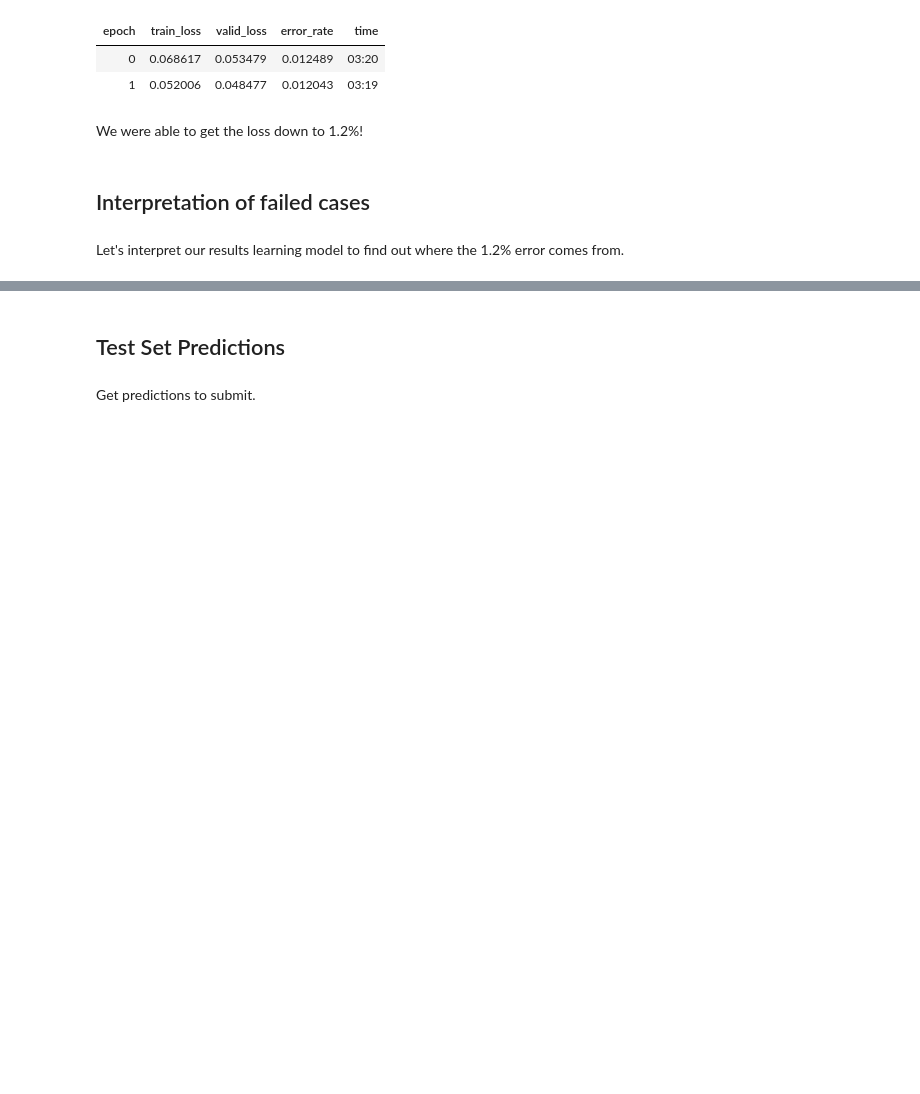
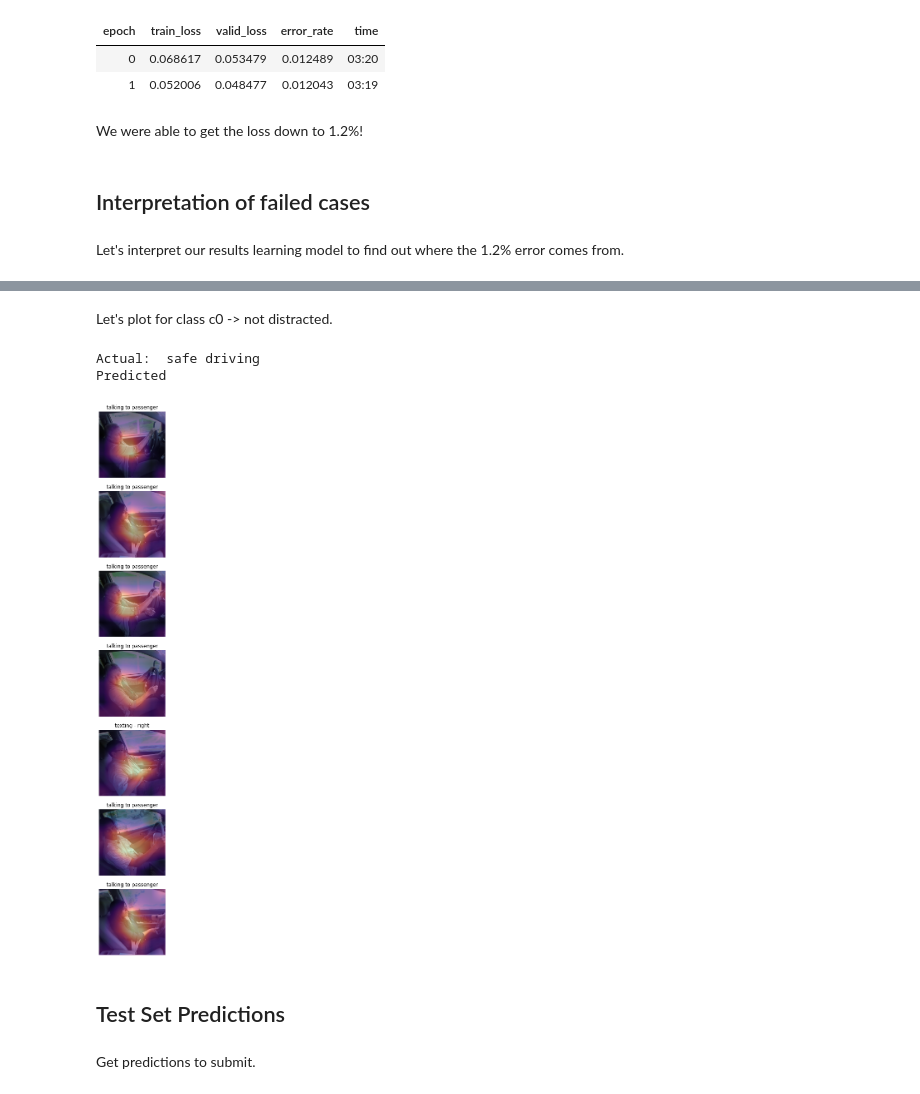
Before and after one commit to vitsalis/kaggle, a Jupyter notebook: distracted-driver/distracted-driver.ipynb, the cells around one changed output, grey strips where cells are left out. Drawn from its saved outputs; the diff is of its cells as text; code cells hidden in the pictures; blank space fills up the shorter version.

```diff
--- a/distracted-driver/distracted-driver.ipynb
+++ b/distracted-driver/distracted-driver.ipynb
@@ -131,3 +235,12 @@ interp.plot_confusion_matrix(figsize=(12,12), dpi=60)
+# %% [markdown]
+Let's plot for class c0 -> not distracted.
+# %%
+print ("Actual: ", desc_arr[0])
+plot_for_cat(0, errs[0])
+# %% [output]
+Actual:  safe driving
+Predicted
+[figure, added]
 # %% [markdown]
 ## Test Set Predictions
 # %% [markdown]
```
Also changed, not shown: parts of 21 cells of this notebook.
